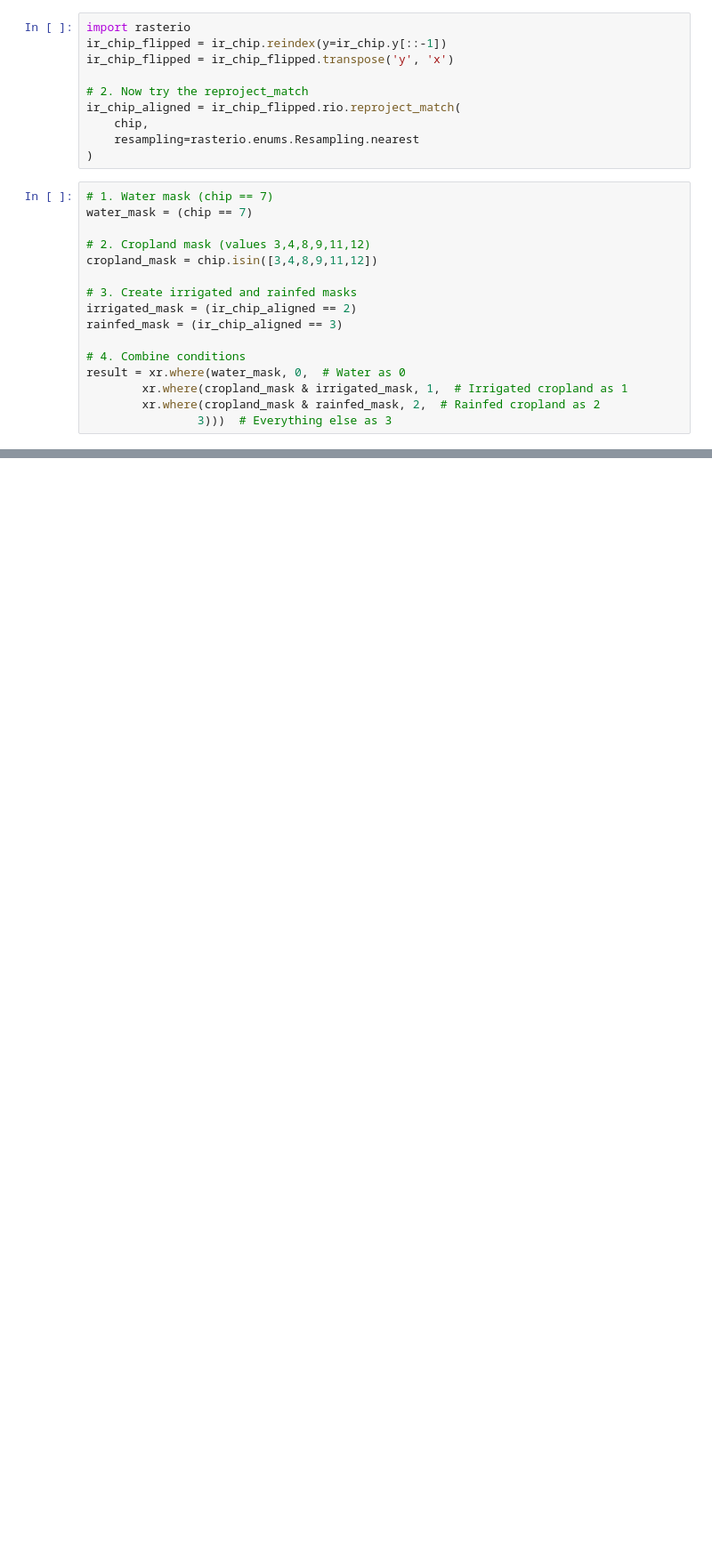
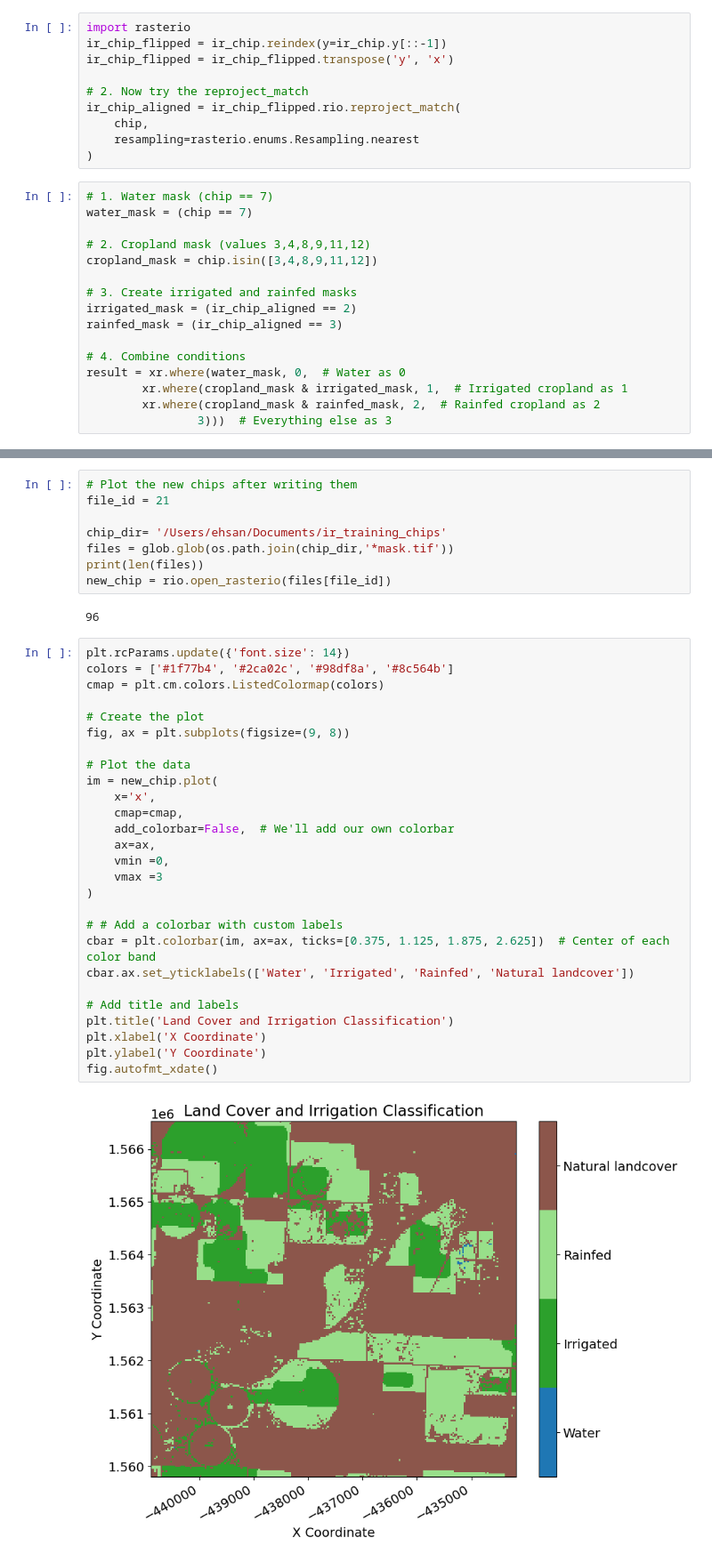
Before and after one commit to ejalilva/gee_tools, a Jupyter notebook: Examples/example_usage_irrigation.ipynb, the cells around one changed output, grey strips where cells are left out. Shown at 89% size. Saved outputs shown, nothing was run; the diff lists cells and outputs as text; blank space fills up the shorter version.

```diff
--- a/Examples/example_usage_irrigation.ipynb
+++ b/Examples/example_usage_irrigation.ipynb
@@ -252,3 +252,42 @@ result.rio.to_raster(
     dtype=original_chip.dtype,
     nodata=original_chip.rio.nodata
 )
+# %%
+# Plot the new chips after writing them
+file_id = 21
+
+chip_dir= '/Users/ehsan/Documents/ir_training_chips'
+files = glob.glob(os.path.join(chip_dir,'*mask.tif'))
+print(len(files))
+new_chip = rio.open_rasterio(files[file_id])
+# %% [output]
+96
+# %%
+plt.rcParams.update({'font.size': 14})
+colors = ['#1f77b4', '#2ca02c', '#98df8a', '#8c564b']
+cmap = plt.cm.colors.ListedColormap(colors)
+
+# Create the plot
+fig, ax = plt.subplots(figsize=(9, 8))
+
+# Plot the data
+im = new_chip.plot(
+    x='x',
+    cmap=cmap,
+    add_colorbar=False,  # We'll add our own colorbar
+    ax=ax,
+    vmin =0,
+    vmax =3
+)
+
+# # Add a colorbar with custom labels
+cbar = plt.colorbar(im, ax=ax, ticks=[0.375, 1.125, 1.875, 2.625])  # Center of each color band
+cbar.ax.set_yticklabels(['Water', 'Irrigated', 'Rainfed', 'Natural landcover'])
+
+# Add title and labels
+plt.title('Land Cover and Irrigation Classification')
+plt.xlabel('X Coordinate')
+plt.ylabel('Y Coordinate')
+fig.autofmt_xdate()
+# %% [output]
+[figure, added]
```
Also changed, not shown: parts of 5 cells of this notebook.
